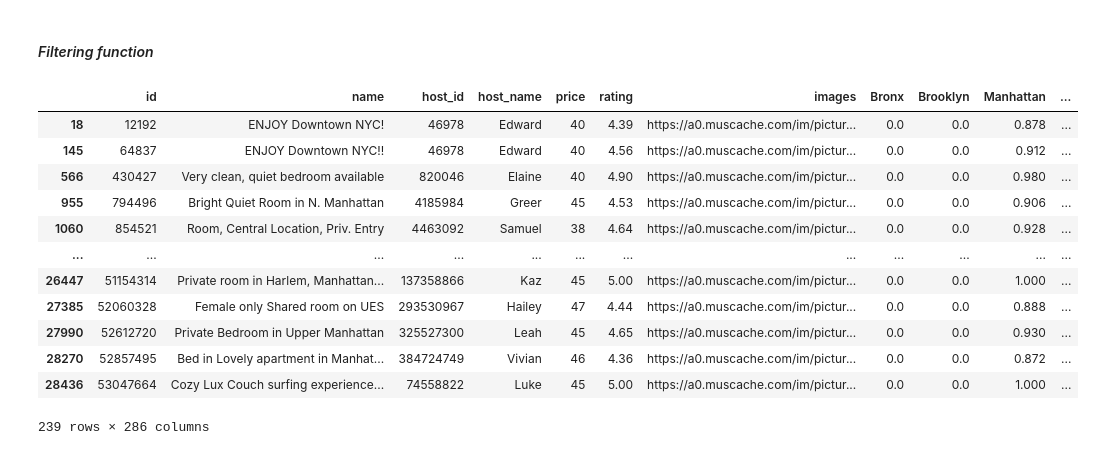
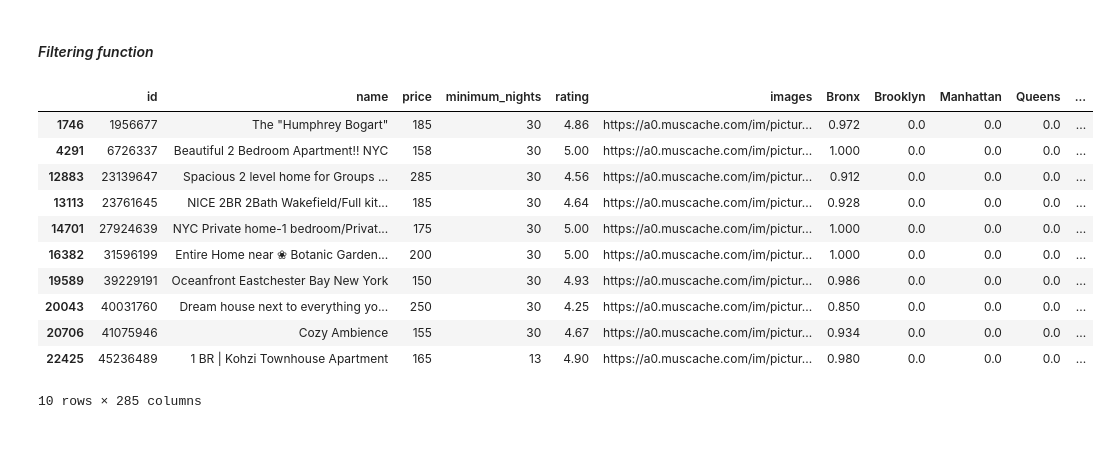
Before and after one commit to YoanGab/chatbot_and_recommendation_system, a Jupyter notebook: airbnb_recommendation_system.ipynb, the cells around one changed output. Cells and saved outputs as stored; diff of their text form; code cells hidden in the pictures.

```diff
--- a/airbnb_recommendation_system.ipynb
+++ b/airbnb_recommendation_system.ipynb
@@ -201,6 +229,2 @@ clean_data_encoded.head()
 # %% [markdown]
 ### **Normalizing the columns**
-# %%
-for col in clean_data_encoded.columns[7:]:
-    clean_data_encoded[col] = clean_data_encoded[col] * clean_data_encoded.rating /5
-clean_data_encoded[clean_data_encoded.columns[7:]]
@@ -220,0 +231,9 @@ clean_data_encoded[clean_data_encoded.columns[7:]]
+# %%
+# We normalize the columns by multiplying the encoded value 1 by the average rating of the room and then divide it by 5 (maximum rating).
+def normalize_df(df,cols_to_norm):
+    df = df.copy()
+    for col in cols_to_norm:
+        df[col] = df[col] * df.rating / 5
+    return df
+# %%
+room_profiles_norm = normalize_df(room_profiles,room_user_vector_features)
@@ -255,0 +303,10 @@ def filterBy(df,price_range=None,rating=None,neighbourhood_group=None,room_type=
+# %%
+def clean_room_type(room_type):
+    if room_type == "home" or "appartment":
+        return "Entire home/apt"
+    if room_type == "hotel":
+        return "Hotel room"
+    if room_type == "private":
+        return "Private room"
+    if room_type == "shared":
+        return "Shared room"
@@ -272,21 +363,39 @@ def proceed_room_recommendation(df,user_id: int, n: int = 5) -> list:
     similarity_scores = [x for x in similarity_scores if not np.isnan(x[1])]
     similarity_scores = sorted(similarity_scores, key=lambda x: x[1], reverse=True)
     return similarity_scores[:n]
-# %%
-filtered_data = filterBy(clean_data_encoded,price_range="0-49",neighbourhood_group='Manhattan',rating=4)
-filtered_data
-# %% [output]
-|  | id | name | host_id | host_name | price | rating | images | Bronx | Brooklyn | Manhattan | ... |
-| 18 | 12192 | ENJOY Downtown NYC! | 46978 | Edward | 40 | 4.39 | https://a0.muscache.com/im/pictur... | 0.0 | 0.0 | 0.878 | ... |
-| 145 | 64837 | ENJOY Downtown NYC!! | 46978 | Edward | 40 | 4.56 | https://a0.muscache.com/im/pictur... | 0.0 | 0.0 | 0.912 | ... |
-| 566 | 430427 | Very clean, quiet bedroom available | 820046 | Elaine | 40 | 4.90 | https://a0.muscache.com/im/pictur... | 0.0 | 0.0 | 0.980 | ... |
-| 955 | 794496 | Bright Quiet Room in N. Manhattan | 4185984 | Greer | 45 | 4.53 | https://a0.muscache.com/im/pictur... | 0.0 | 0.0 | 0.906 | ... |
-| 1060 | 854521 | Room, Central Location, Priv. Entry | 4463092 | Samuel | 38 | 4.64 | https://a0.muscache.com/im/pictur... | 0.0 | 0.0 | 0.928 | ... |
-| ... | ... | ... | ... | ... | ... | ... | ... | ... | ... | ... | ... |
-| 26447 | 51154314 | Private room in Harlem, Manhattan... | 137358866 | Kaz | 45 | 5.00 | https://a0.muscache.com/im/pictur... | 0.0 | 0.0 | 1.000 | ... |
-| 27385 | 52060328 | Female only Shared room on UES | 293530967 | Hailey | 47 | 4.44 | https://a0.muscache.com/im/pictur... | 0.0 | 0.0 | 0.888 | ... |
-| 27990 | 52612720 | Private Bedroom in Upper Manhattan | 325527300 | Leah | 45 | 4.65 | https://a0.muscache.com/im/pictur... | 0.0 | 0.0 | 0.930 | ... |
-| 28270 | 52857495 | Bed in Lovely apartment in Manhat... | 384724749 | Vivian | 46 | 4.36 | https://a0.muscache.com/im/pictur... | 0.0 | 0.0 | 0.872 | ... |
-| 28436 | 53047664 | Cozy Lux Couch surfing experience... | 74558822 | Luke | 45 | 5.00 | https://a0.muscache.com/im/pictur... | 0.0 | 0.0 | 1.000 | ... |
-239 rows × 286 columns
+# %%
+# Here is an example of an user research.
+# After the room filtering, we will recommend the room more suitable for them.
+user = {'min_price': 150,
+        'max_price': 300,
+        'price': None,
+        'neighbourhood': 'Bronx',
+        'room_type': 'Shared',
+        'minimum_nights': 10,
+        'rating': 4,
+        'ratings':{808774: 5, 16617969: 3, 10011850: 4}
+}
+
+filtered_rooms = filterBy(room_profiles_norm,
+                         min_price=user.get("min_price"),
+                         max_price=user.get("max_price"),
+                         price=user.get("price"),
+                         neighbourhood_group=user.get("neighbourhood"),
+                         room_type=user.get("room_type"),
+                         min_nights=user.get("minimum_nights"),
+                         rating=4)
+filtered_rooms
+# %% [output]
+|  | id | name | price | minimum_nights | rating | images | Bronx | Brooklyn | Manhattan | Queens | ... |
+| 1746 | 1956677 | The "Humphrey Bogart" | 185 | 30 | 4.86 | https://a0.muscache.com/im/pictur... | 0.972 | 0.0 | 0.0 | 0.0 | ... |
+| 4291 | 6726337 | Beautiful 2 Bedroom Apartment!! NYC | 158 | 30 | 5.00 | https://a0.muscache.com/im/pictur... | 1.000 | 0.0 | 0.0 | 0.0 | ... |
+| 12883 | 23139647 | Spacious 2 level home for Groups ... | 285 | 30 | 4.56 | https://a0.muscache.com/im/pictur... | 0.912 | 0.0 | 0.0 | 0.0 | ... |
+| 13113 | 23761645 | NICE 2BR 2Bath Wakefield/Full kit... | 185 | 30 | 4.64 | https://a0.muscache.com/im/pictur... | 0.928 | 0.0 | 0.0 | 0.0 | ... |
+| 14701 | 27924639 | NYC Private home-1 bedroom/Privat... | 175 | 30 | 5.00 | https://a0.muscache.com/im/pictur... | 1.000 | 0.0 | 0.0 | 0.0 | ... |
+| 16382 | 31596199 | Entire Home near ❀ Botanic Garden... | 200 | 30 | 5.00 | https://a0.muscache.com/im/pictur... | 1.000 | 0.0 | 0.0 | 0.0 | ... |
+| 19589 | 39229191 | Oceanfront Eastchester Bay New York | 150 | 30 | 4.93 | https://a0.muscache.com/im/pictur... | 0.986 | 0.0 | 0.0 | 0.0 | ... |
+| 20043 | 40031760 | Dream house next to everything yo... | 250 | 30 | 4.25 | https://a0.muscache.com/im/pictur... | 0.850 | 0.0 | 0.0 | 0.0 | ... |
+| 20706 | 41075946 | Cozy Ambience | 155 | 30 | 4.67 | https://a0.muscache.com/im/pictur... | 0.934 | 0.0 | 0.0 | 0.0 | ... |
+| 22425 | 45236489 | 1 BR | Kohzi Townhouse Apartment | 165 | 13 | 4.90 | https://a0.muscache.com/im/pictur... | 0.980 | 0.0 | 0.0 | 0.0 | ... |
+10 rows × 285 columns
 # %%
```
Also changed, not shown: parts of 20 cells of this notebook.
